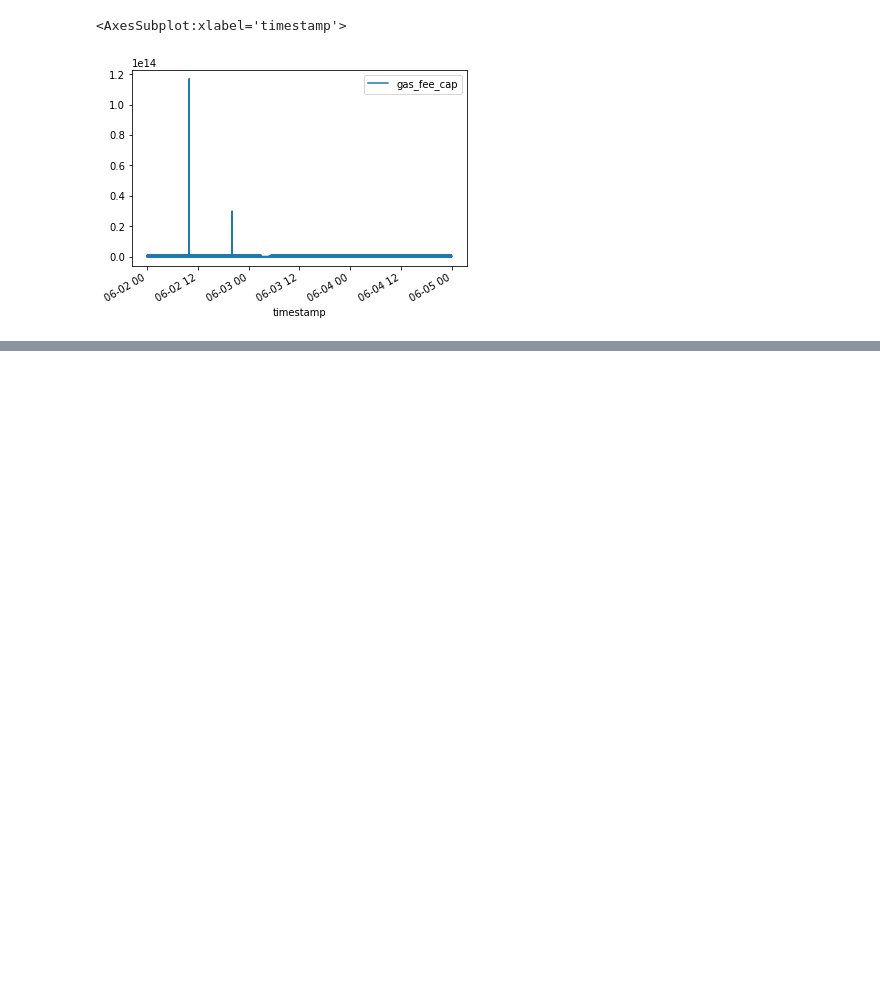
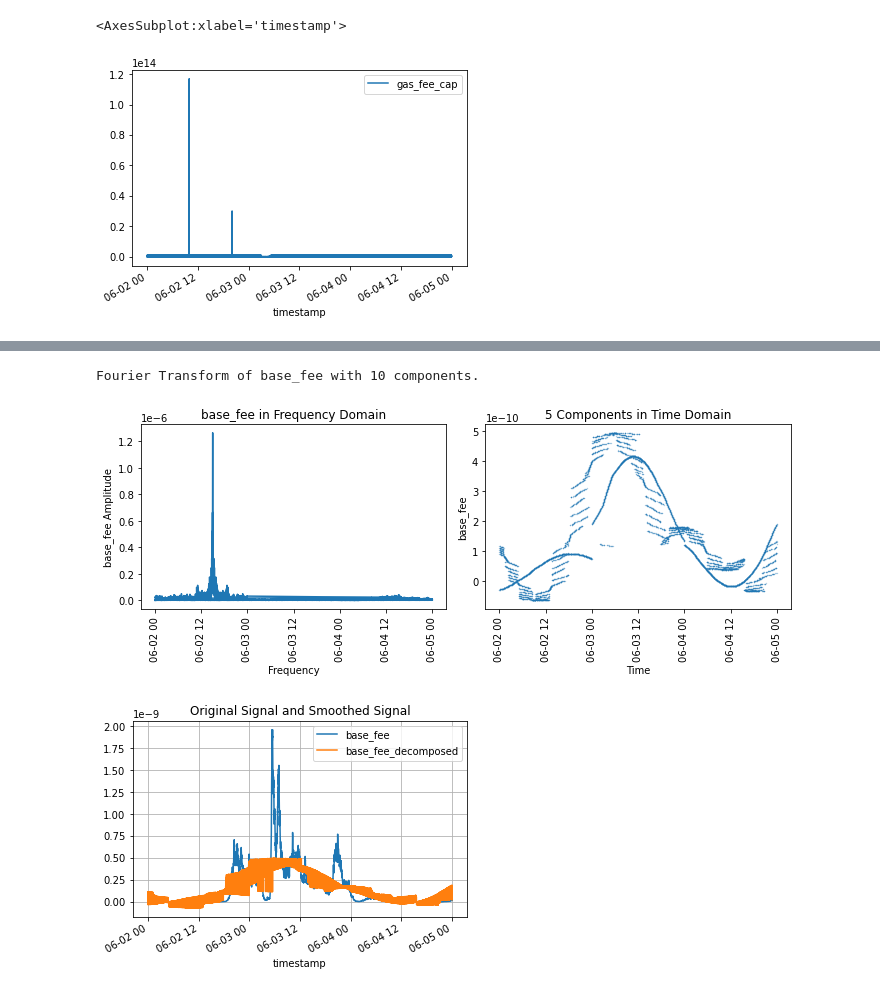
Before and after one commit to BlockScience/filecoin-metrics, a Jupyter notebook: notebooks/EDA/gas_eda_v2.ipynb, the cells around one changed output, grey strips where cells are left out. Cells and saved outputs as stored; diff of their text form; code cells hidden in the pictures; blank space fills up the shorter version.

```diff
--- a/notebooks/EDA/gas_eda_v2.ipynb
+++ b/notebooks/EDA/gas_eda_v2.ipynb
@@ -144,4 +143,20 @@ Validated on-chain messages by their CID and their metadata.
 |`size_bytes`|`bigint`|NO|Size of the serialized message in bytes.|
 |`to`|`text`|NO|Address of the actor that received the message.|
 |`value`|`text`|NO|Amount of FIL (in attoFIL) transferred by this message.|
+# %%
+QUERY = """
+SELECT
+to_timestamp(height_to_unix(g.height)) as timestamp,
+g.base_fee,
+g.base_fee_change_log,
+g.gas_capacity_ratio,
+g.gas_fill_ratio,
+g.gas_limit_total,
+g.gas_limit_unique_total,
+g.gas_waste_ratio
+FROM message_gas_economy g
+WHERE
+to_timestamp(height_to_unix(g.height)) BETWEEN '2021-06-02' AND '2021-06-05'
+"""
+message_gas_economy = (pd.read_sql(QUERY, connection))
 # %%
@@ -231,0 +368,6 @@ messages.plot(x='timestamp',y='gas_fee_cap')
+# %%
+message_gas_economy = fourier_transform(message_gas_economy,'base_fee',10)
+# %% [output]
+Fourier Transform of base_fee with 10 components.
+[figure, added]
+[figure, added]
```
Also changed, not shown: parts of 17 cells of this notebook, 1 other file.
